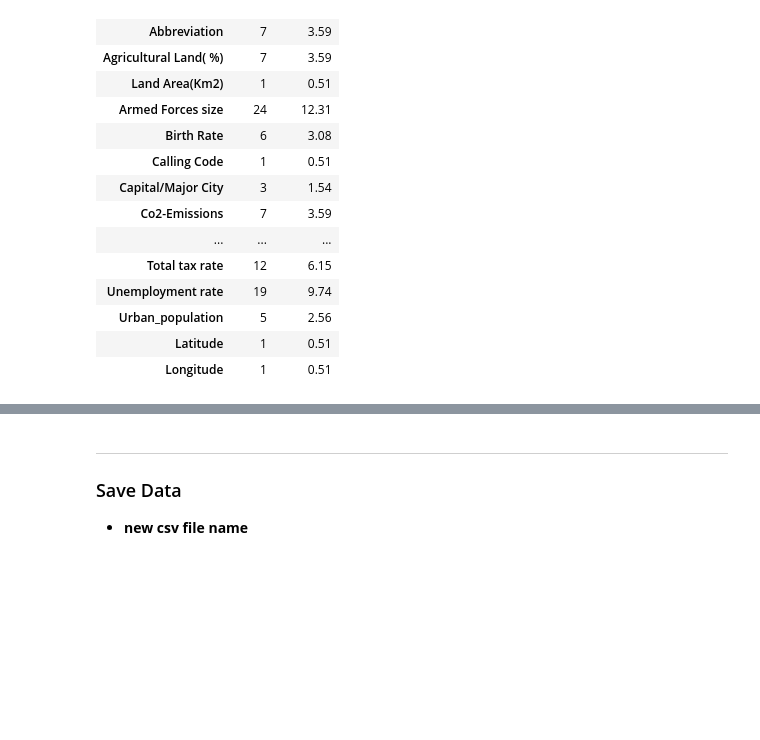
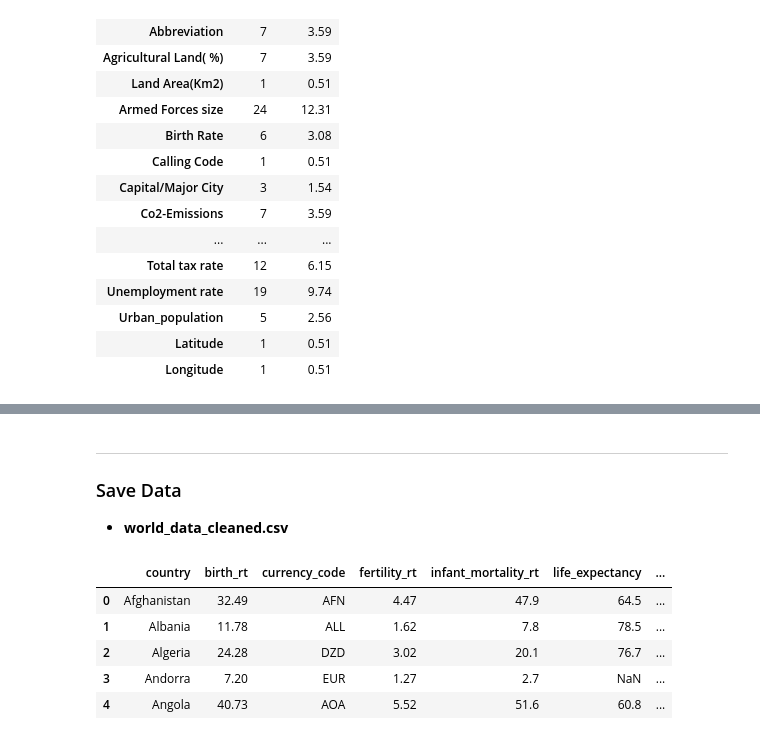
Before and after one commit to nataliebrown22/3250-final-project, a Jupyter notebook: code/notebooks/02_BAIS3250_project_cleaningWorldData.ipynb, the cells around one changed output, grey strips where cells are left out. Drawn from its saved outputs; the diff is of its cells as text; code cells hidden in the pictures; blank space fills up the shorter version.

```diff
--- a/code/notebooks/02_BAIS3250_project_cleaningWorldData.ipynb
+++ b/code/notebooks/02_BAIS3250_project_cleaningWorldData.ipynb
@@ -136,0 +683,6 @@ World Data Nulls
+# %%
+# remove % and convert
+world_df['tax_revenue_pct_edited']=world_df['tax_revenue_pct'].str.replace('%','').astype(float)
+
+# review
+type_change('tax_revenue_pct')
@@ -136,0 +698,6 @@ World Data Nulls
+# %%
+# drop and rename
+world_df=world_df.drop(columns='tax_revenue_pct').rename(columns={'tax_revenue_pct_edited':'tax_revenue_pct'})
+
+# review
+name_change('tax_revenue_pct')
@@ -136,0 +738,6 @@ World Data Nulls
+# %%
+# remove %
+world_df['unemployment_rt_edited']=world_df['unemployment_rt'].str.replace('%','').astype(float)
+
+# review
+type_change('unemployment_rt')
@@ -136,0 +753,6 @@ World Data Nulls
+# %%
+# drop and rename
+world_df=world_df.drop(columns='unemployment_rt').rename(columns={'unemployment_rt_edited':'unemployment_rt'})
+
+# review
+name_change('unemployment_rt')
@@ -137,5 +789,15 @@ World Data Nulls
 # %% [markdown]
 ---
 ### Save Data
-* **new csv file name**
+* **world_data_cleaned.csv**
+# %%
+# display head one last time to ensure correct df
+world_df.head()
+# %% [output]
+|  | country | birth_rt | currency_code | fertility_rt | infant_mortality_rt | life_expectancy | ... |
+| 0 | Afghanistan | 32.49 | AFN | 4.47 | 47.9 | 64.5 | ... |
+| 1 | Albania | 11.78 | ALL | 1.62 | 7.8 | 78.5 | ... |
+| 2 | Algeria | 24.28 | DZD | 3.02 | 20.1 | 76.7 | ... |
+| 3 | Andorra | 7.20 | EUR | 1.27 | 2.7 | NaN | ... |
+| 4 | Angola | 40.73 | AOA | 5.52 | 51.6 | 60.8 | ... |
 # %%
```
Also changed, not shown: parts of 62 cells of this notebook, 3 other files.
